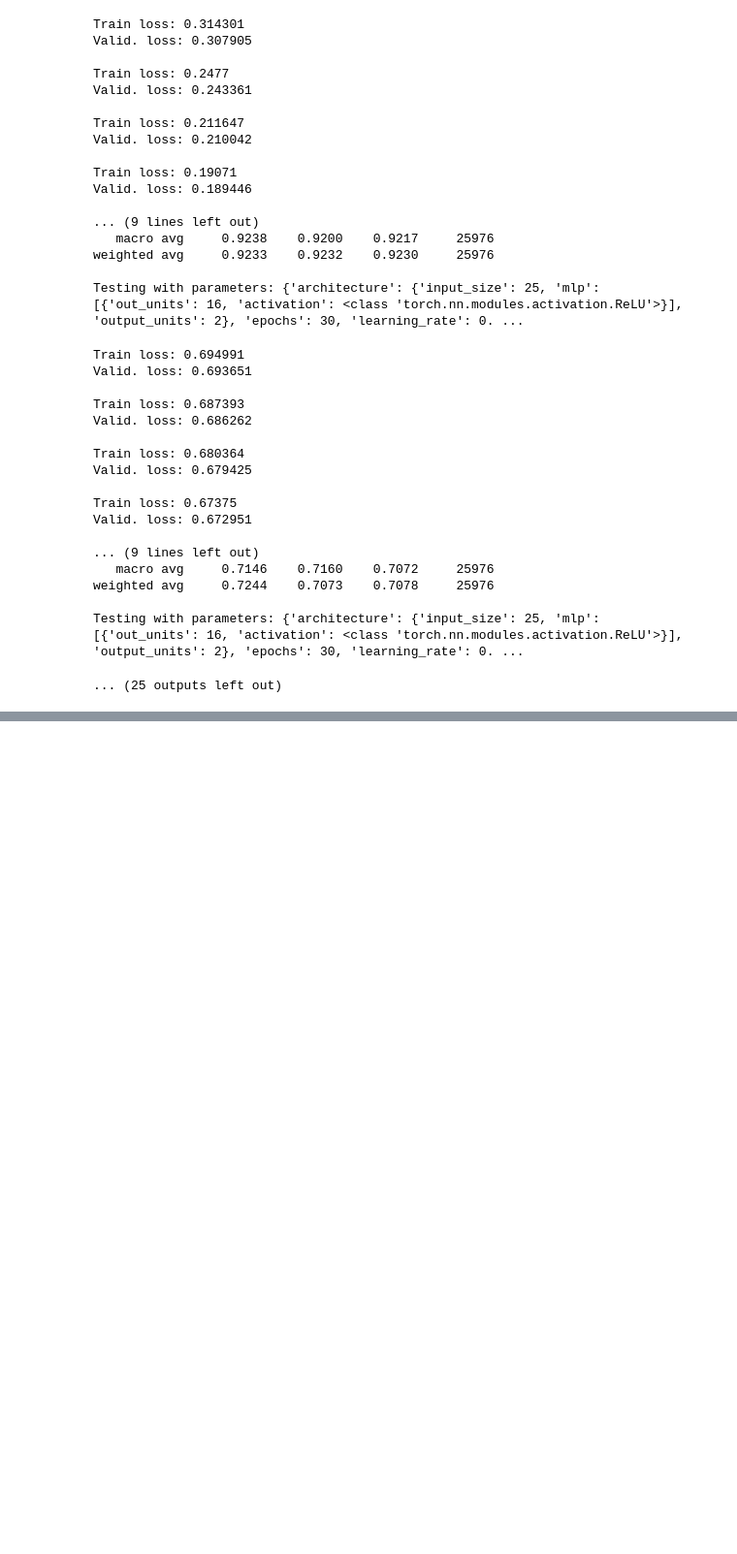
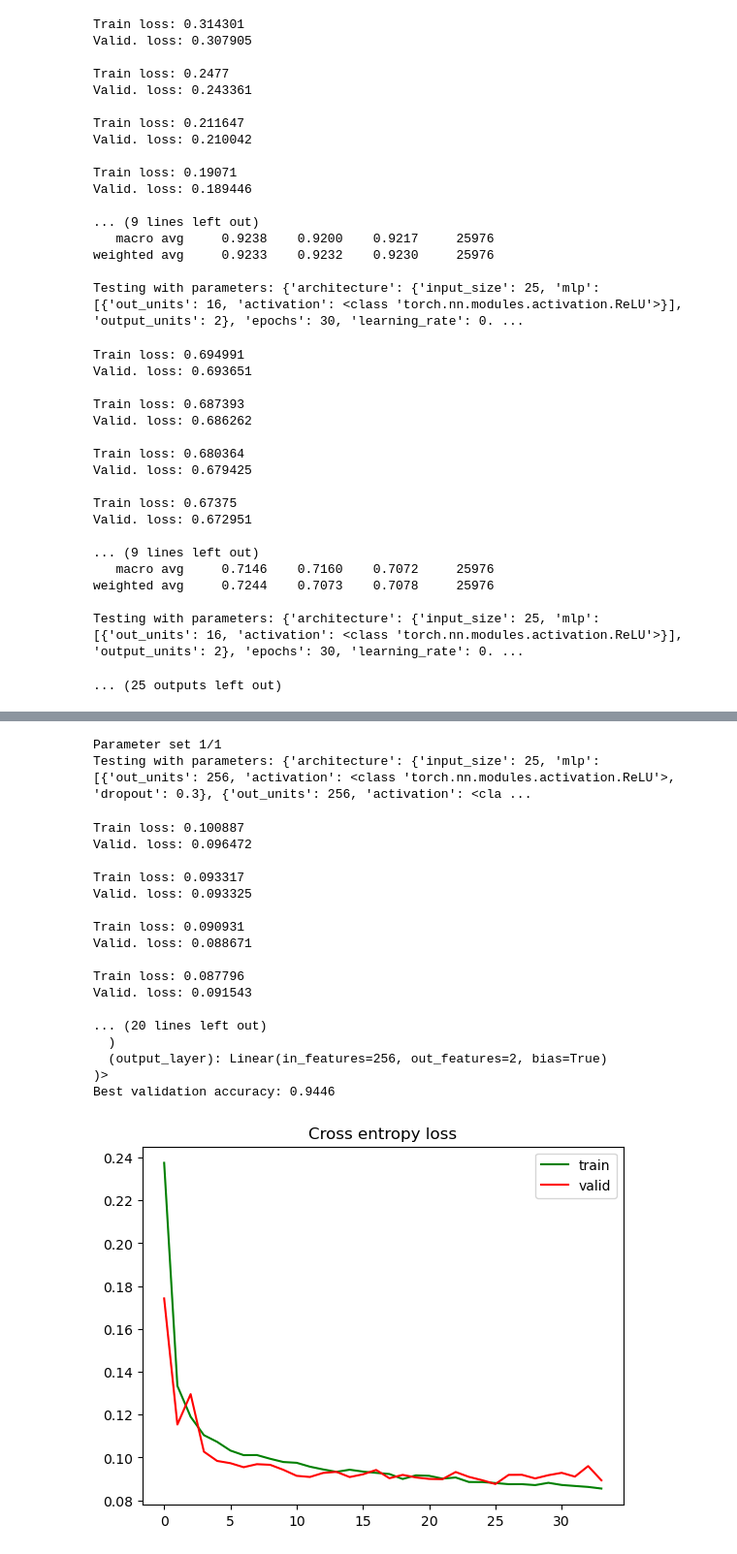
Before and after one commit to FrederickAlmeida/Airline-Passenger-Satisfaction, a Jupyter notebook: mlp.ipynb, the cells around one changed output, grey strips where cells are left out. Shown at 97% size. Drawn from its saved outputs; the diff is of its cells as text; code cells hidden in the pictures; blank space fills up the shorter version.

```diff
--- a/mlp.ipynb
+++ b/mlp.ipynb
@@ -472,0 +792,41 @@ Testing with parameters: {'architecture': {'input_size': 25, 'mlp': [{'out_units
+# %%
+param_grid = {
+    'architecture': [
+        {
+            'input_size': train_df.shape[1] - 1,
+            'mlp': [
+                {'out_units': 256, 'activation': nn.ReLU, 'dropout': 0.3},
+                {'out_units': 256, 'activation': nn.ReLU, 'dropout': 0.3}
+            ],
+            'output_units': 2
+        }
+    ],
+    'learning_rate': [0.001],
+    'optimizer': ['Adam'],
+    'epochs': [100]
+}
+
+best_model, best_accuracy = hyperparameter_search(train_loader, val_loader, test_loader, param_grid, device)
+print(f"Best parameters: {best_model.parameters}")
+print(f"Best validation accuracy: {best_accuracy:.4f}")
+# %% [output]
+Parameter set 1/1
+Testing with parameters: {'architecture': {'input_size': 25, 'mlp': [{'out_units': 256, 'activation': <class 'torch.nn.modules.activation.ReLU'>, 'dropout': 0.3}, {'out_units': 256, 'activation': <cla ...
+Train loss: 0.100887
+Valid. loss: 0.096472
+
+Train loss: 0.093317
+Valid. loss: 0.093325
+
+Train loss: 0.090931
+Valid. loss: 0.088671
+
+Train loss: 0.087796
+Valid. loss: 0.091543
+
+... (20 lines left out)
+  )
+  (output_layer): Linear(in_features=256, out_features=2, bias=True)
+)>
+Best validation accuracy: 0.9446
+[figure, added]
```
Also changed, not shown: parts of 20 cells of this notebook.
